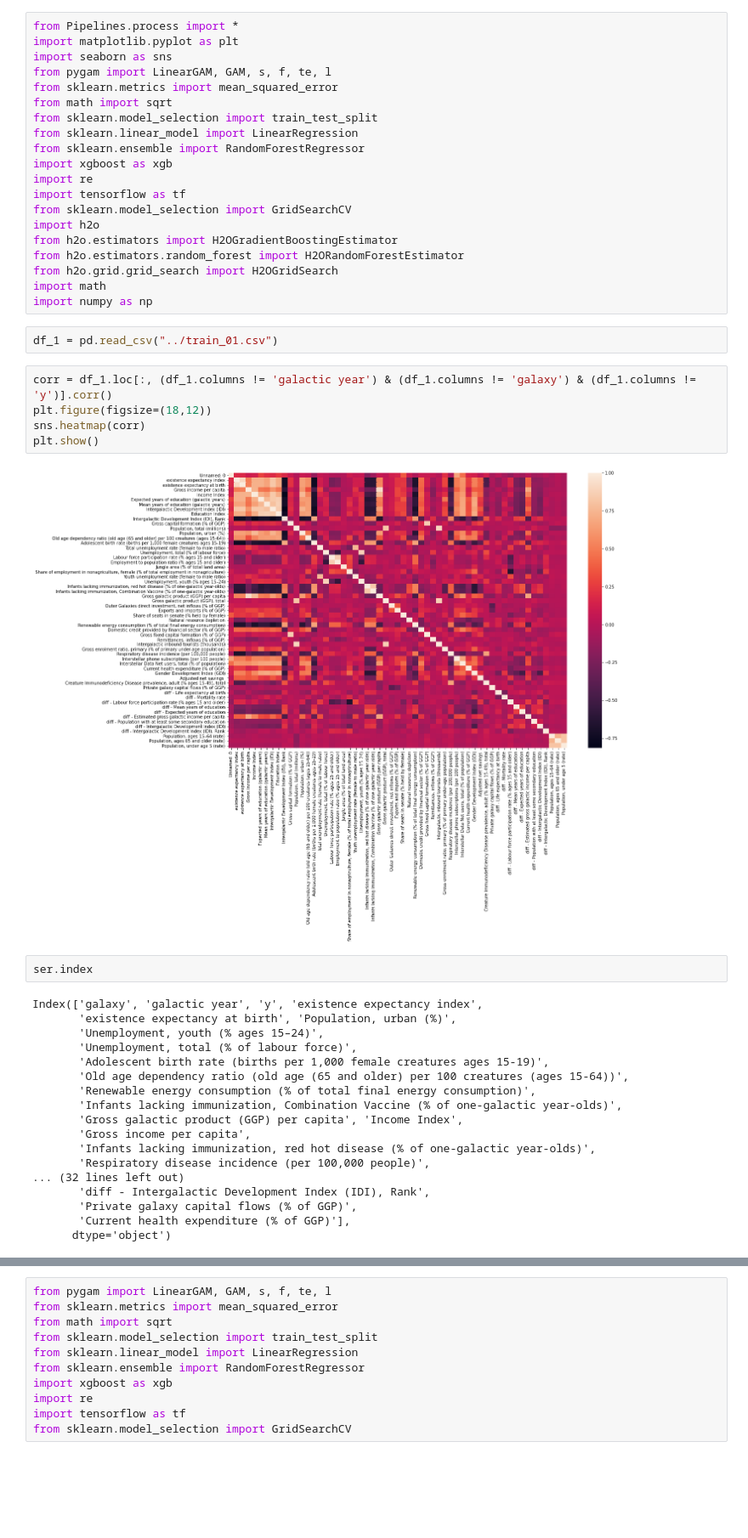
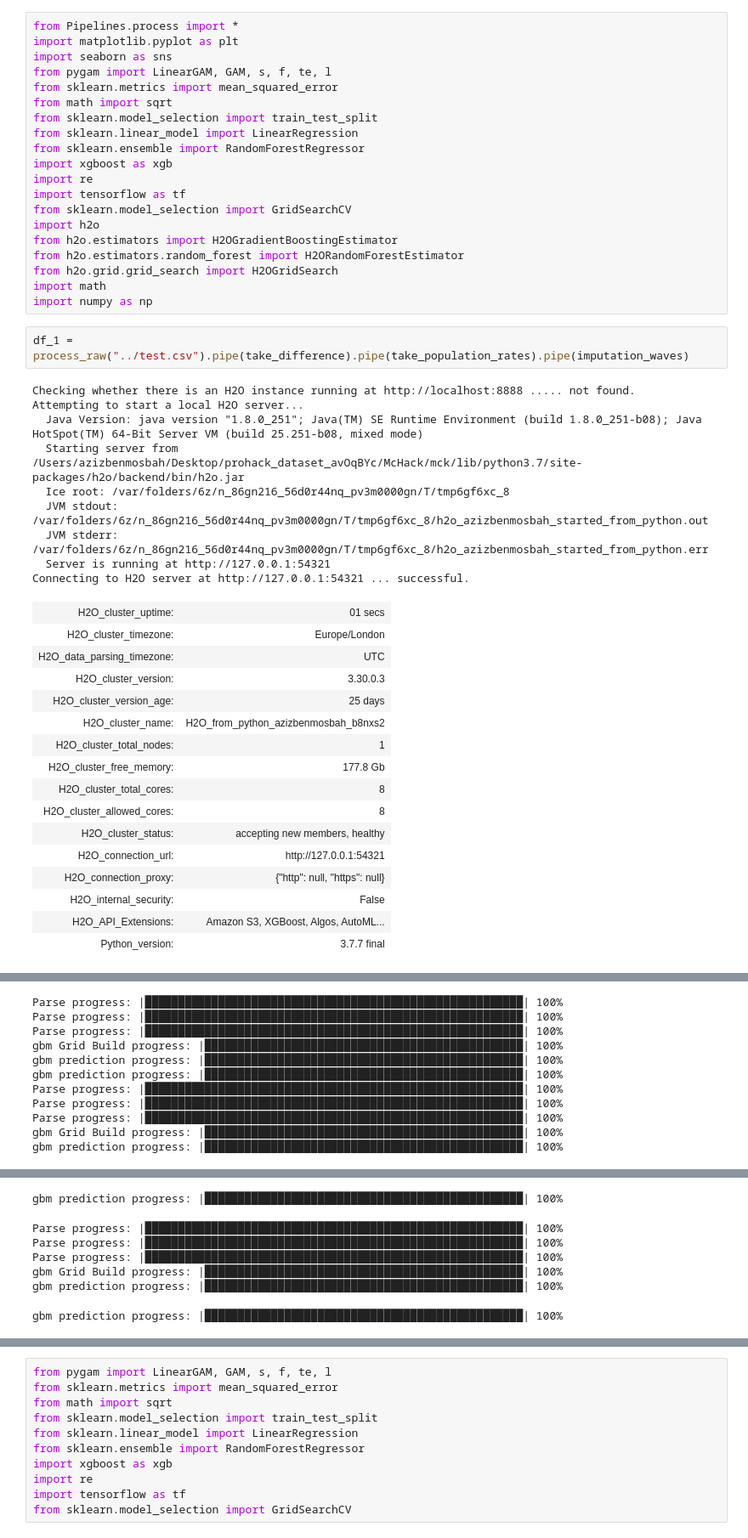
Before and after one commit to AzizMosbah/HappinessForecast, a Jupyter notebook: Pipelines consistency tests.ipynb, the cells around one changed output, grey strips where cells are left out. Shown at 85% size. Saved outputs shown, nothing was run; the diff lists cells and outputs as text; blank space fills up the shorter version.

```diff
--- a/Pipelines consistency tests.ipynb
+++ b/Pipelines consistency tests.ipynb
@@ -18,32 +18,31 @@ from h2o.estimators.random_forest import H2ORandomForestEstimator
 from h2o.grid.grid_search import H2OGridSearch
 import math
 import numpy as np
-# %%
-df_1 = pd.read_csv("../train_01.csv")
-# %%
-corr = df_1.loc[:, (df_1.columns != 'galactic year') & (df_1.columns != 'galaxy') & (df_1.columns != 'y')].corr()
-plt.figure(figsize=(18,12))
-sns.heatmap(corr)
-plt.show()
-# %% [output]
-[figure, removed]
-# %%
-ser.index
-# %% [output]
-Index(['galaxy', 'galactic year', 'y', 'existence expectancy index',
-       'existence expectancy at birth', 'Population, urban (%)',
-       'Unemployment, youth (% ages 15–24)',
-       'Unemployment, total (% of labour force)',
-       'Adolescent birth rate (births per 1,000 female creatures ages 15-19)',
-       'Old age dependency ratio (old age (65 and older) per 100 creatures (ages 15-64))',
-       'Renewable energy consumption (% of total final energy consumption)',
-       'Infants lacking immunization, Combination Vaccine (% of one-galactic year-olds)',
-       'Gross galactic product (GGP) per capita', 'Income Index',
-       'Gross income per capita',
-       'Infants lacking immunization, red hot disease (% of one-galactic year-olds)',
-       'Respiratory disease incidence (per 100,000 people)',
-... (32 lines left out)
-       'diff - Intergalactic Development Index (IDI), Rank',
-       'Private galaxy capital flows (% of GGP)',
-       'Current health expenditure (% of GGP)'],
-      dtype='object')
+# %%
+df_1 = process_raw("../test.csv").pipe(take_difference).pipe(take_population_rates).pipe(imputation_waves)
+# %% [output]
+Checking whether there is an H2O instance running at http://localhost:8888 ..... not found.
+Attempting to start a local H2O server...
+  Java Version: java version "1.8.0_251"; Java(TM) SE Runtime Environment (build 1.8.0_251-b08); Java HotSpot(TM) 64-Bit Server VM (build 25.251-b08, mixed mode)
+  Starting server from /Users/azizbenmosbah/Desktop/prohack_dataset_avOqBYc/McHack/mck/lib/python3.7/site-packages/h2o/backend/bin/h2o.jar
+  Ice root: /var/folders/6z/n_86gn216_56d0r44nq_pv3m0000gn/T/tmp6gf6xc_8
+  JVM stdout: /var/folders/6z/n_86gn216_56d0r44nq_pv3m0000gn/T/tmp6gf6xc_8/h2o_azizbenmosbah_started_from_python.out
+  JVM stderr: /var/folders/6z/n_86gn216_56d0r44nq_pv3m0000gn/T/tmp6gf6xc_8/h2o_azizbenmosbah_started_from_python.err
+  Server is running at http://127.0.0.1:54321
+Connecting to H2O server at http://127.0.0.1:54321 ... successful.
+| H2O_cluster_uptime: | 01 secs |
+| H2O_cluster_timezone: | Europe/London |
+| H2O_data_parsing_timezone: | UTC |
+| H2O_cluster_version: | 3.30.0.3 |
+| H2O_cluster_version_age: | 25 days |
+| H2O_cluster_name: | H2O_from_python_azizbenmosbah_b8nxs2 |
+| H2O_cluster_total_nodes: | 1 |
+| H2O_cluster_free_memory: | 177.8 Gb |
+| H2O_cluster_total_cores: | 8 |
+| H2O_cluster_allowed_cores: | 8 |
+| H2O_cluster_status: | accepting new members, healthy |
+| H2O_connection_url: | http://127.0.0.1:54321 |
+| H2O_connection_proxy: | {"http": null, "https": null} |
+| H2O_internal_security: | False |
+| H2O_API_Extensions: | Amazon S3, XGBoost, Algos, AutoML... |
+| Python_version: | 3.7.7 final |
@@ -49,0 +53,11 @@ Index(['galaxy', 'galactic year', 'y', 'existence expectancy index',
+Parse progress: |█████████████████████████████████████████████████████████| 100%
+Parse progress: |█████████████████████████████████████████████████████████| 100%
+Parse progress: |█████████████████████████████████████████████████████████| 100%
+gbm Grid Build progress: |████████████████████████████████████████████████| 100%
+gbm prediction progress: |████████████████████████████████████████████████| 100%
+gbm prediction progress: |████████████████████████████████████████████████| 100%
+Parse progress: |█████████████████████████████████████████████████████████| 100%
+Parse progress: |█████████████████████████████████████████████████████████| 100%
+Parse progress: |█████████████████████████████████████████████████████████| 100%
+gbm Grid Build progress: |████████████████████████████████████████████████| 100%
+gbm prediction progress: |████████████████████████████████████████████████| 100%
@@ -49,0 +82,7 @@ Index(['galaxy', 'galactic year', 'y', 'existence expectancy index',
+gbm prediction progress: |████████████████████████████████████████████████| 100%
+Parse progress: |█████████████████████████████████████████████████████████| 100%
+Parse progress: |█████████████████████████████████████████████████████████| 100%
+Parse progress: |█████████████████████████████████████████████████████████| 100%
+gbm Grid Build progress: |████████████████████████████████████████████████| 100%
+gbm prediction progress: |████████████████████████████████████████████████| 100%
+gbm prediction progress: |████████████████████████████████████████████████| 100%
```
Also changed, not shown: parts of 7 cells of this notebook, 2 other files.
